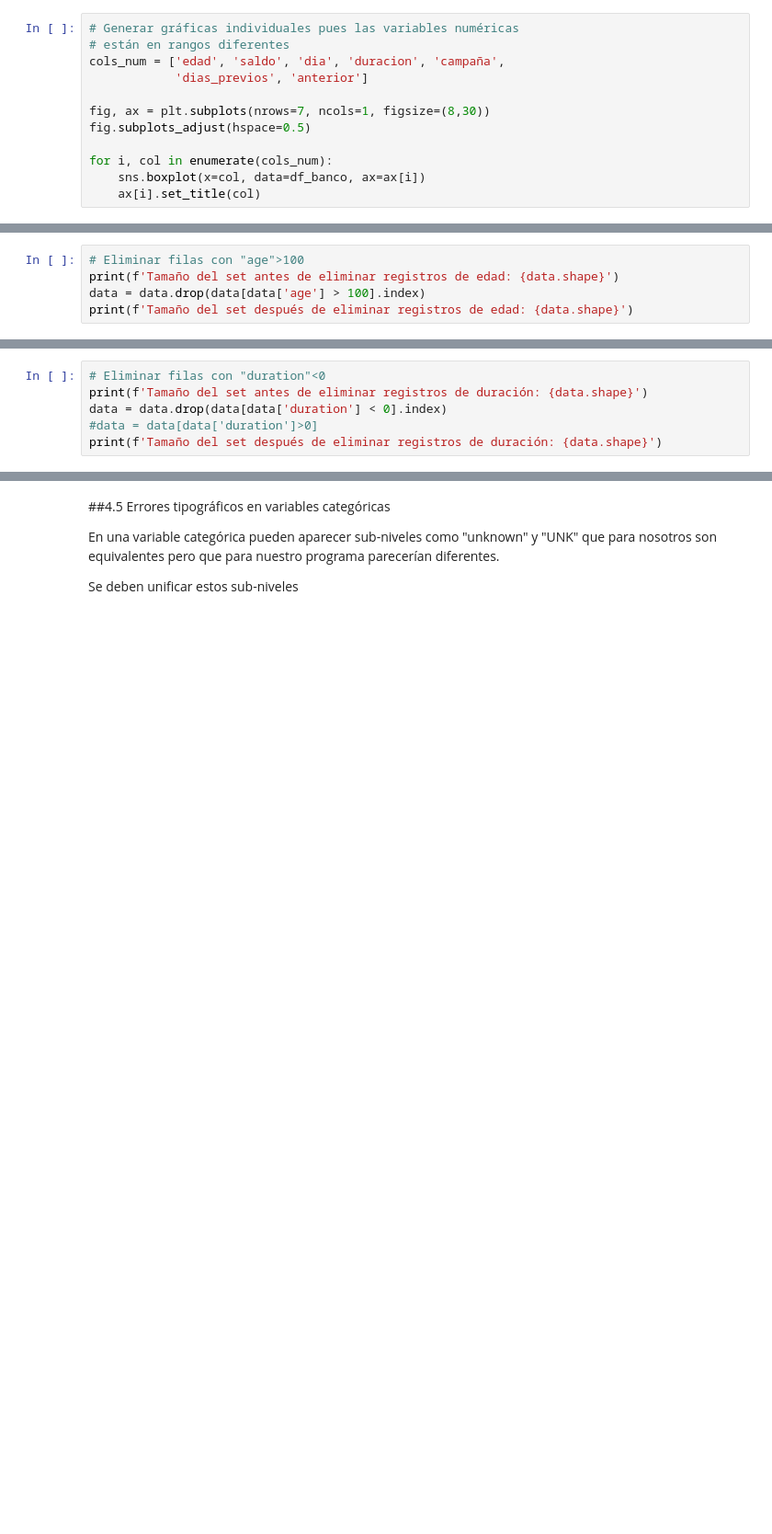
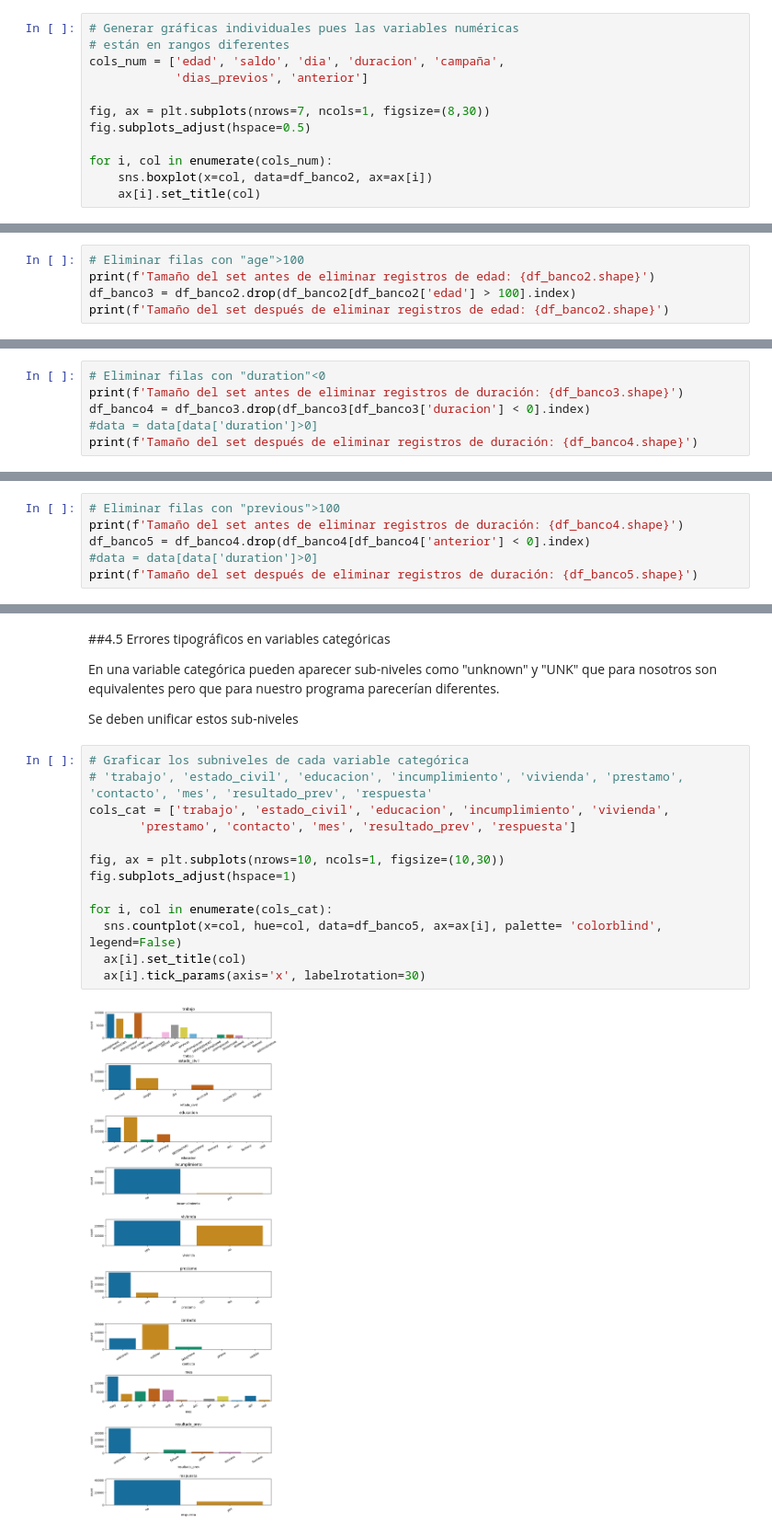
Before and after one commit to agarciam0879/Talento_Tech, a Jupyter notebook: Laboratorio1_TalentoTech_AGM.ipynb, the cells around one changed output, grey strips where cells are left out. Shown at 92% size. Saved outputs shown, nothing was run; the diff lists cells and outputs as text; blank space fills up the shorter version.

```diff
--- a/Laboratorio1_TalentoTech_AGM.ipynb
+++ b/Laboratorio1_TalentoTech_AGM.ipynb
@@ -485,7 +478,7 @@ fig, ax = plt.subplots(nrows=7, ncols=1, figsize=(8,30))
 fig.subplots_adjust(hspace=0.5)
 
 for i, col in enumerate(cols_num):
-    sns.boxplot(x=col, data=df_banco, ax=ax[i])
+    sns.boxplot(x=col, data=df_banco2, ax=ax[i])
     ax[i].set_title(col)
 # %% [output]
 [figure]
@@ -496,7 +489,7 @@ for i, col in enumerate(cols_num):
 - "previous": hay un valor extremadamente alto (cercano a 300)
 # %%
 # Eliminar filas con "age">100
-print(f'Tamaño del set antes de eliminar registros de edad: {data.shape}')
-data = data.drop(data[data['age'] > 100].index)
-print(f'Tamaño del set después de eliminar registros de edad: {data.shape}')
+print(f'Tamaño del set antes de eliminar registros de edad: {df_banco2.shape}')
+df_banco3 = df_banco2.drop(df_banco2[df_banco2['edad'] > 100].index)
+print(f'Tamaño del set después de eliminar registros de edad: {df_banco2.shape}')
 # %% [output]
@@ -505,7 +498,7 @@ Tamaño del set después de eliminar registros de edad: (45207, 17)
 # %%
 # Eliminar filas con "duration"<0
-print(f'Tamaño del set antes de eliminar registros de duración: {data.shape}')
-data = data.drop(data[data['duration'] < 0].index)
+print(f'Tamaño del set antes de eliminar registros de duración: {df_banco3.shape}')
+df_banco4 = df_banco3.drop(df_banco3[df_banco3['duracion'] < 0].index)
 #data = data[data['duration']>0]
-print(f'Tamaño del set después de eliminar registros de duración: {data.shape}')
+print(f'Tamaño del set después de eliminar registros de duración: {df_banco4.shape}')
 # %% [output]
@@ -515,0 +507,6 @@ Tamaño del set después de eliminar registros de duración: (45205, 17)
+# %%
+# Eliminar filas con "previous">100
+print(f'Tamaño del set antes de eliminar registros de duración: {df_banco4.shape}')
+df_banco5 = df_banco4.drop(df_banco4[df_banco4['anterior'] < 0].index)
+#data = data[data['duration']>0]
+print(f'Tamaño del set después de eliminar registros de duración: {df_banco5.shape}')
@@ -519,3 +519,18 @@ Tamaño del set después de eliminar registros de duración: (45205, 17)
 En una variable categórica pueden aparecer sub-niveles como "unknown" y "UNK" que para nosotros son equivalentes pero que para nuestro programa parecerían diferentes.
 
 Se deben unificar estos sub-niveles
+# %%
+# Graficar los subniveles de cada variable categórica
+# 'trabajo', 'estado_civil', 'educacion', 'incumplimiento', 'vivienda', 'prestamo', 'contacto', 'mes', 'resultado_prev', 'respuesta'
+cols_cat = ['trabajo', 'estado_civil', 'educacion', 'incumplimiento', 'vivienda',
+       'prestamo', 'contacto', 'mes', 'resultado_prev', 'respuesta']
+
+fig, ax = plt.subplots(nrows=10, ncols=1, figsize=(10,30))
+fig.subplots_adjust(hspace=1)
+
+for i, col in enumerate(cols_cat):
+  sns.countplot(x=col, hue=col, data=df_banco5, ax=ax[i], palette= 'colorblind', legend=False)
+  ax[i].set_title(col)
+  ax[i].tick_params(axis='x', labelrotation=30)
+# %% [output]
+[figure, added]
```
Also changed, not shown: parts of 26 cells of this notebook.
